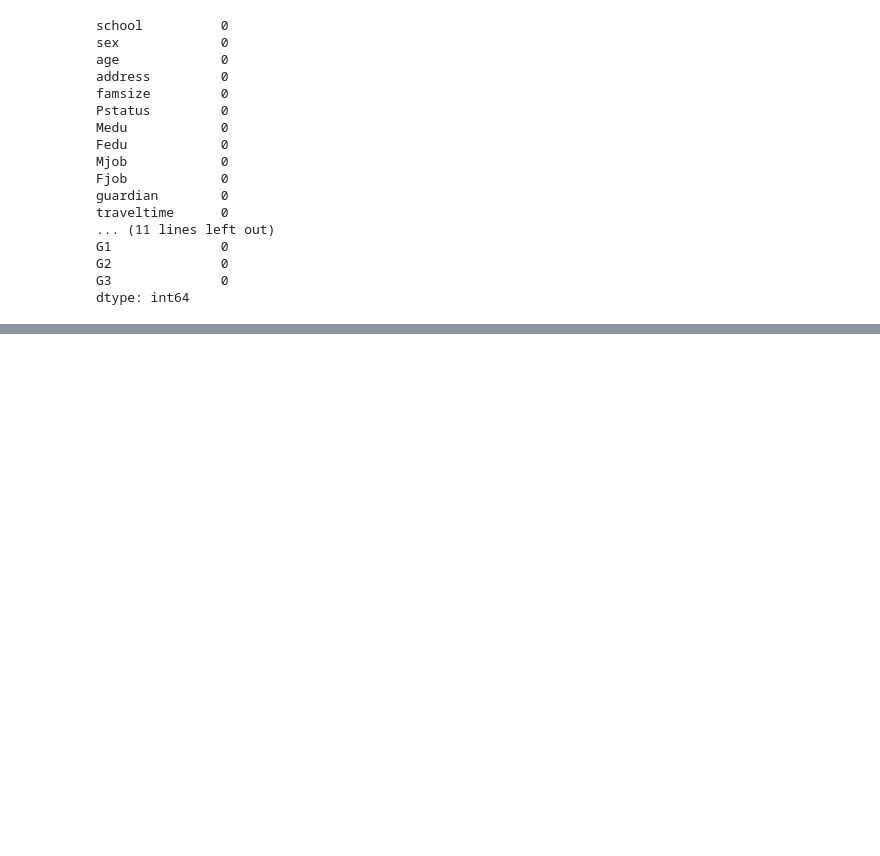
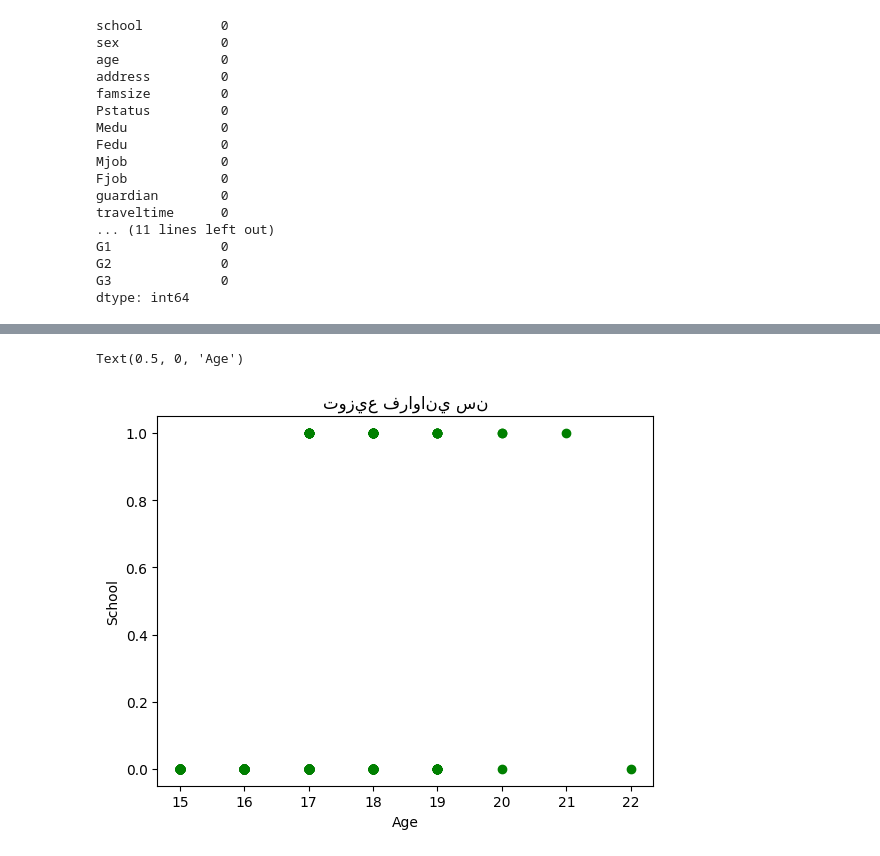
Before and after one commit to AmirNBA9/MachineLearning, a Jupyter notebook: Examin-Num01.ipynb, the cells around one changed output, grey strips where cells are left out. Cells and saved outputs as stored; diff of their text form; code cells hidden in the pictures; blank space fills up the shorter version.

```diff
--- a/Examin-Num01.ipynb
+++ b/Examin-Num01.ipynb
@@ -154,0 +221,8 @@ NameError: ignored
+# %%
+plt.scatter(data['age'],data['school'],color='green')
+plt.title('توزيع فراواني سن')
+plt.ylabel('School') # 0=GP 1=MS
+plt.xlabel('Age')
+# %% [output]
+Text(0.5, 0, 'Age')
+[figure, added]
```
Also changed, not shown: parts of 22 cells of this notebook.
